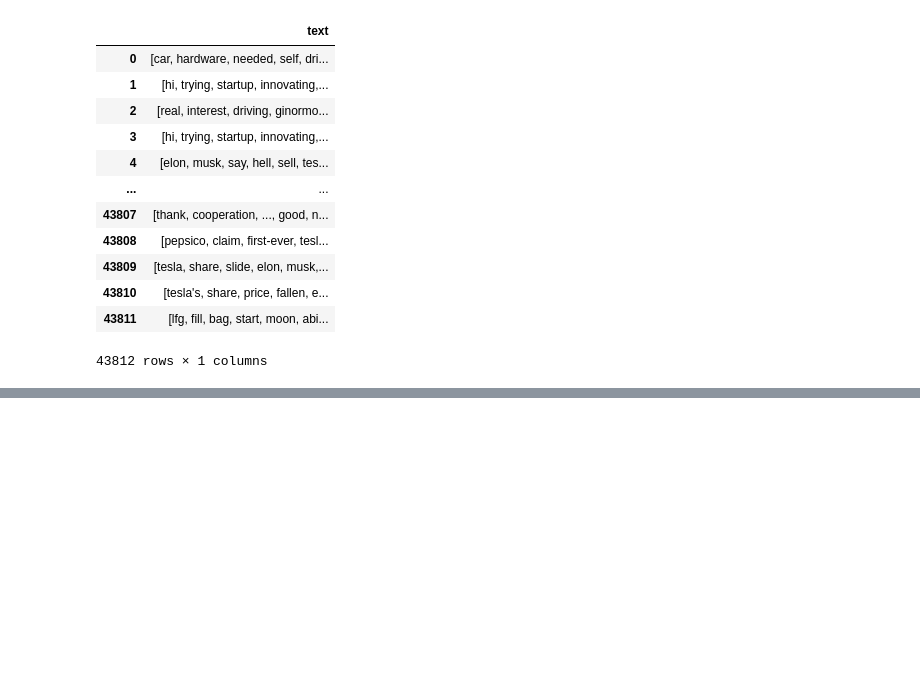
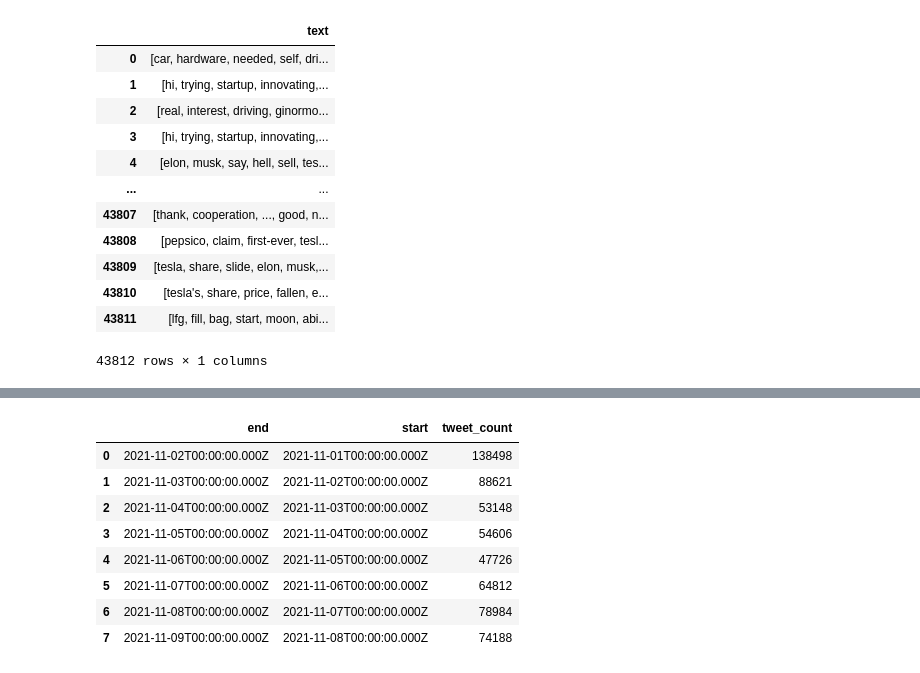
Before and after one commit to weihaolun/Twitter-Sentiment-Analysis, a Jupyter notebook: clean_score_tweets.ipynb, the cells around one changed output, grey strips where cells are left out. Cells and saved outputs as stored; diff of their text form; code cells hidden in the pictures; blank space fills up the shorter version.

```diff
--- a/clean_score_tweets.ipynb
+++ b/clean_score_tweets.ipynb
@@ -145,3 +145,17 @@ fig.update_layout(barmode='group', bargap=0.30)
 fig.show()
 # %% [output]
 [interactive output not drawn]
+# %%
+# load counts data
+counts_df = pd.read_csv("API_count_data.csv")
+counts_df
+# %% [output]
+|  | end | start | tweet_count |
+| 0 | 2021-11-02T00:00:00.000Z | 2021-11-01T00:00:00.000Z | 138498 |
+| 1 | 2021-11-03T00:00:00.000Z | 2021-11-02T00:00:00.000Z | 88621 |
+| 2 | 2021-11-04T00:00:00.000Z | 2021-11-03T00:00:00.000Z | 53148 |
+| 3 | 2021-11-05T00:00:00.000Z | 2021-11-04T00:00:00.000Z | 54606 |
+| 4 | 2021-11-06T00:00:00.000Z | 2021-11-05T00:00:00.000Z | 47726 |
+| 5 | 2021-11-07T00:00:00.000Z | 2021-11-06T00:00:00.000Z | 64812 |
+| 6 | 2021-11-08T00:00:00.000Z | 2021-11-07T00:00:00.000Z | 78984 |
+| 7 | 2021-11-09T00:00:00.000Z | 2021-11-08T00:00:00.000Z | 74188 |
```
Also changed, not shown: parts of 8 cells of this notebook, 1 other file.
